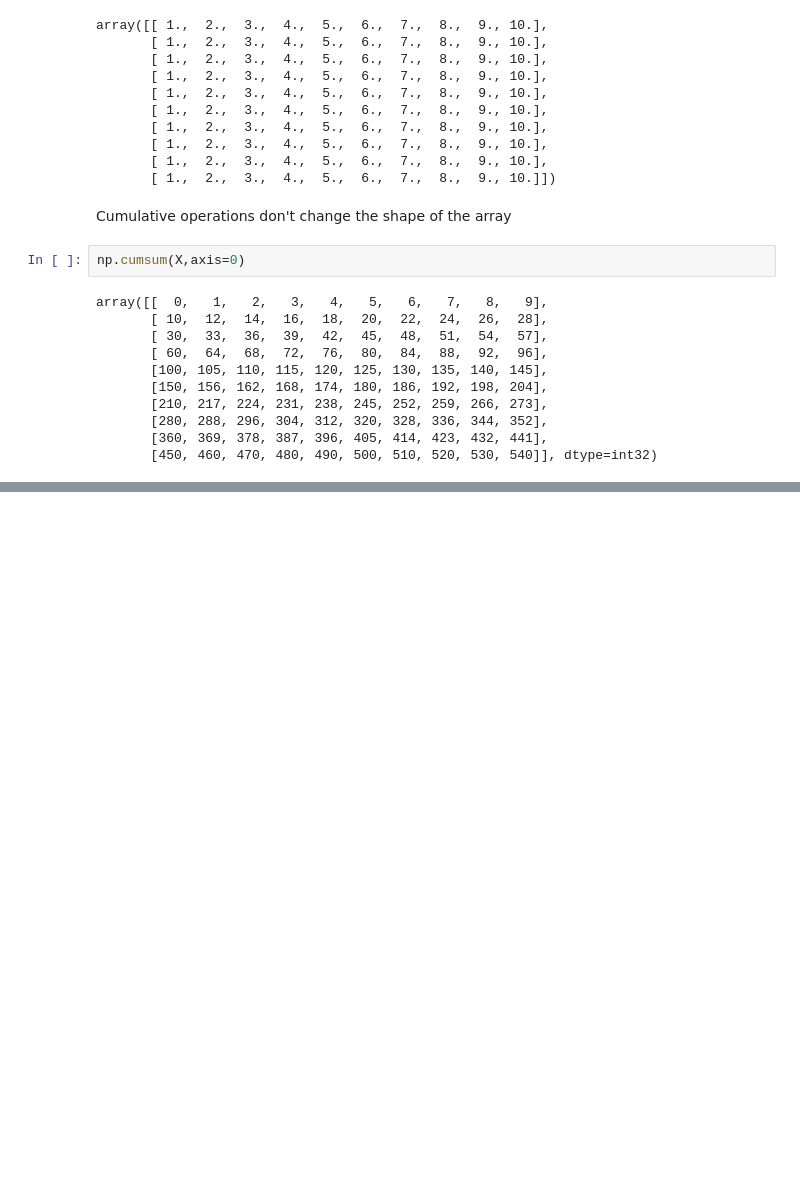
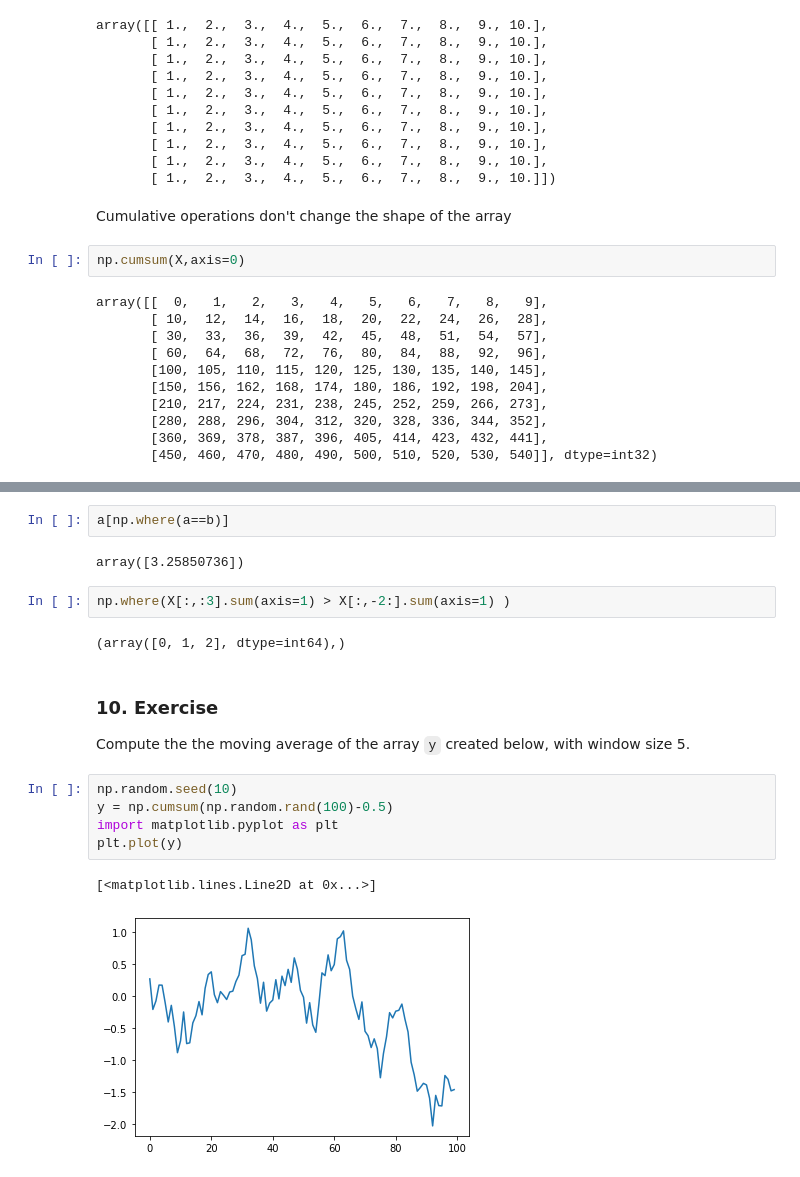
Before and after one commit to angelacpd/Scientific_Python, a Jupyter notebook: Lecture_3.ipynb, the cells around one changed output, grey strips where cells are left out. Saved outputs shown, nothing was run; the diff lists cells and outputs as text; blank space fills up the shorter version.

```diff
--- a/Lecture_3.ipynb
+++ b/Lecture_3.ipynb
@@ -857,0 +903,19 @@ array([[  0,   1,   2,   3,   4,   5,   6,   7,   8,   9],
+# %%
+a[np.where(a==b)]
+# %% [output]
+array([3.25850736])
+# %%
+np.where(X[:,:3].sum(axis=1) > X[:,-2:].sum(axis=1) )
+# %% [output]
+(array([0, 1, 2], dtype=int64),)
+# %% [markdown]
+### 10. Exercise
+Compute the the moving average of the array `y` created below, with window size 5.
+# %%
+np.random.seed(10)
+y = np.cumsum(np.random.rand(100)-0.5)
+import matplotlib.pyplot as plt
+plt.plot(y)
+# %% [output]
+[<matplotlib.lines.Line2D at 0x...>]
+[figure, added]
```
Also changed, not shown: parts of 9 cells of this notebook.
